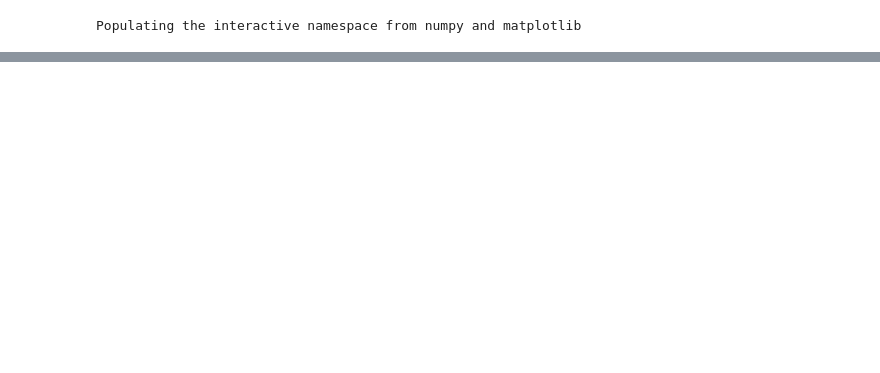
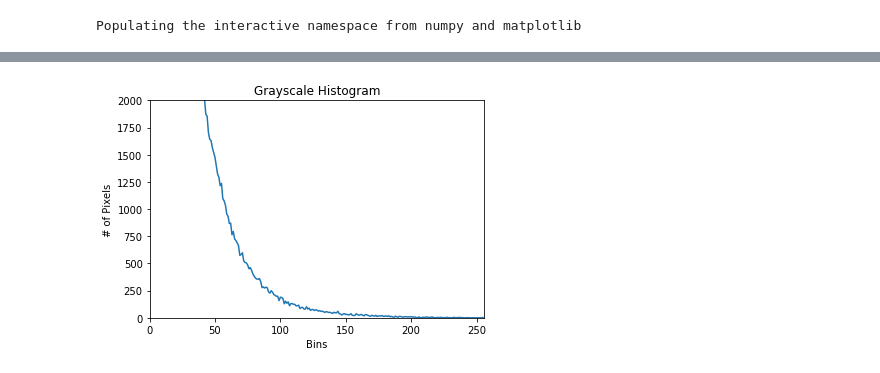
Before and after one commit to barneyElDinosaurio/base_function, a Jupyter notebook: image_detect/image_base.ipynb, the cells around one changed output, grey strips where cells are left out. Saved outputs shown, nothing was run; the diff lists cells and outputs as text; code cells hidden in the pictures; blank space fills up the shorter version.

```diff
--- a/image_detect/image_base.ipynb
+++ b/image_detect/image_base.ipynb
@@ -202,0 +434,19 @@ plt.imshow(rgb_img_copy)
+# %%
+# 画直方图
+image = cv2.imread("forest.jpg")
+# cv2.imshow("Original",image)
+imgage = cv2.cvtColor(image,cv2.COLOR_BGR2GRAY)
+#图像直方图
+hist = cv2.calcHist([image],[0],None,[256],[0,256])
+
+plt.figure() #新建一个图像
+plt.title("Grayscale Histogram") #图像的标题
+plt.xlabel("Bins") #X轴标签
+plt.ylabel("# of Pixels") #Y轴标签
+plt.plot(hist) #画图
+plt.xlim([0,256]) #设置x坐标轴范围
+plt.ylim([0,2000]) #设置x坐标轴范围
+
+plt.show() #显示图像
+# %% [output]
+[figure, added]
```
Also changed, not shown: parts of 82 cells of this notebook, 8 other files.
